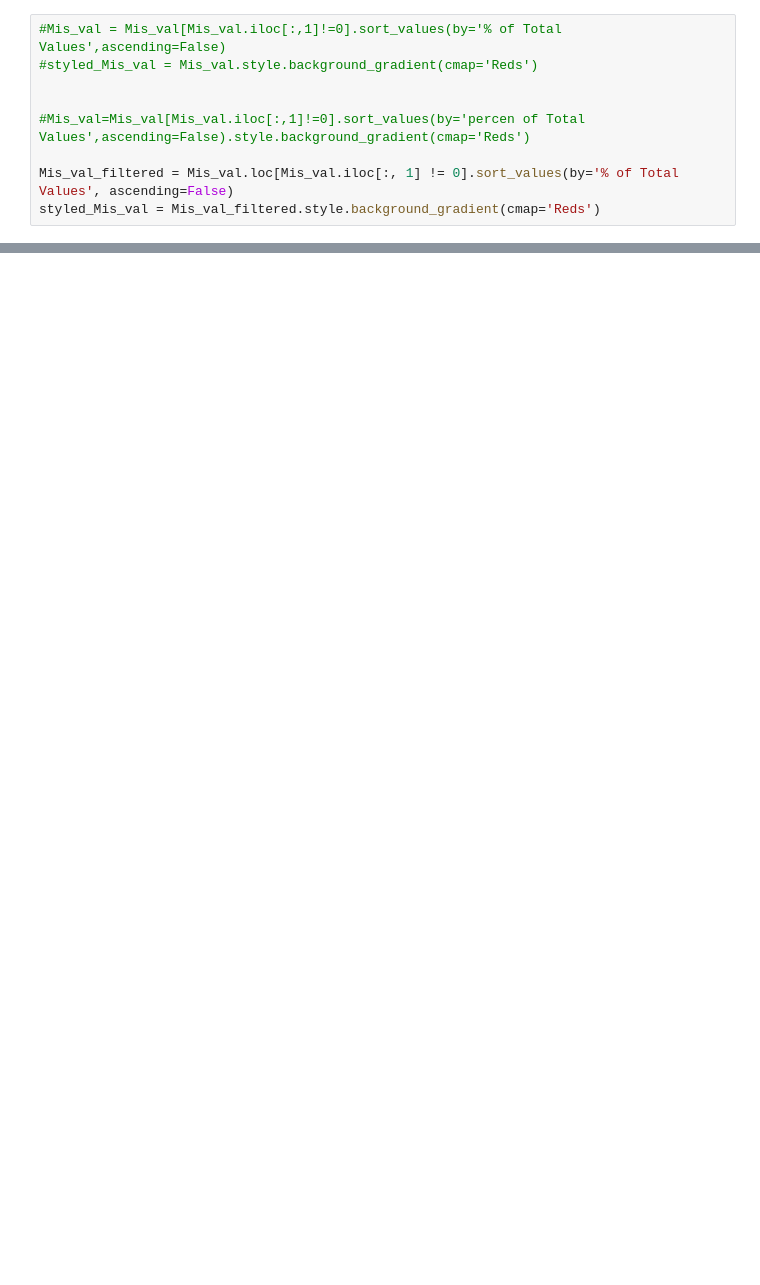
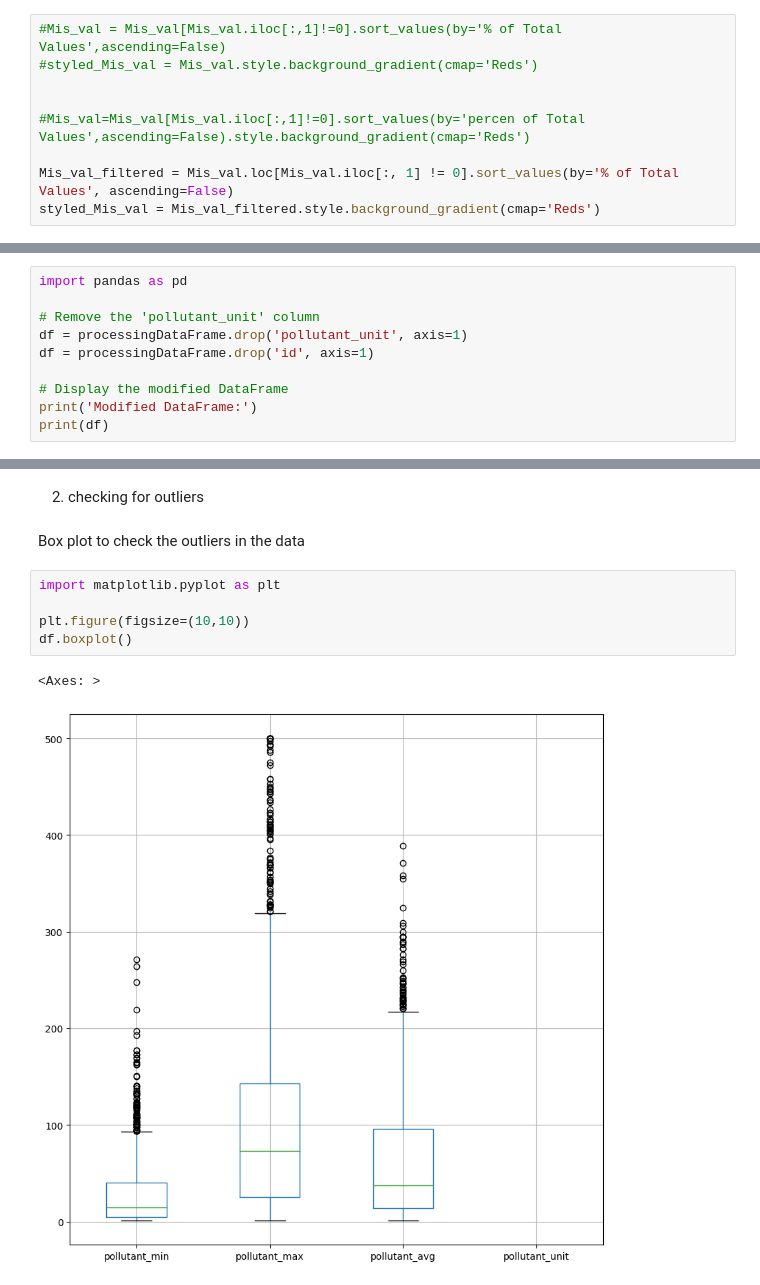
Before and after one commit to x22114386/Project_DataBase_DataAnalytics, a Jupyter notebook: CleaningAndAnalysisOfdata.ipynb, the cells around one changed output, grey strips where cells are left out. Cells and saved outputs as stored; diff of their text form; blank space fills up the shorter version.

```diff
--- a/CleaningAndAnalysisOfdata.ipynb
+++ b/CleaningAndAnalysisOfdata.ipynb
@@ -103,0 +108,10 @@ styled_Mis_val
+# %%
+import pandas as pd
+
+# Remove the 'pollutant_unit' column
+df = processingDataFrame.drop('pollutant_unit', axis=1)
+df = processingDataFrame.drop('id', axis=1)
+
+# Display the modified DataFrame
+print('Modified DataFrame:')
+print(df)
@@ -103,0 +145,12 @@ styled_Mis_val
+# %% [markdown]
+02. checking for outliers
+# %% [markdown]
+ Box plot to check the outliers in the data
+# %%
+import matplotlib.pyplot as plt
+
+plt.figure(figsize=(10,10))
+df.boxplot()
+# %% [output]
+<Axes: >
+[figure, added]
```
Also changed, not shown: parts of 34 cells of this notebook, 1 other file.
